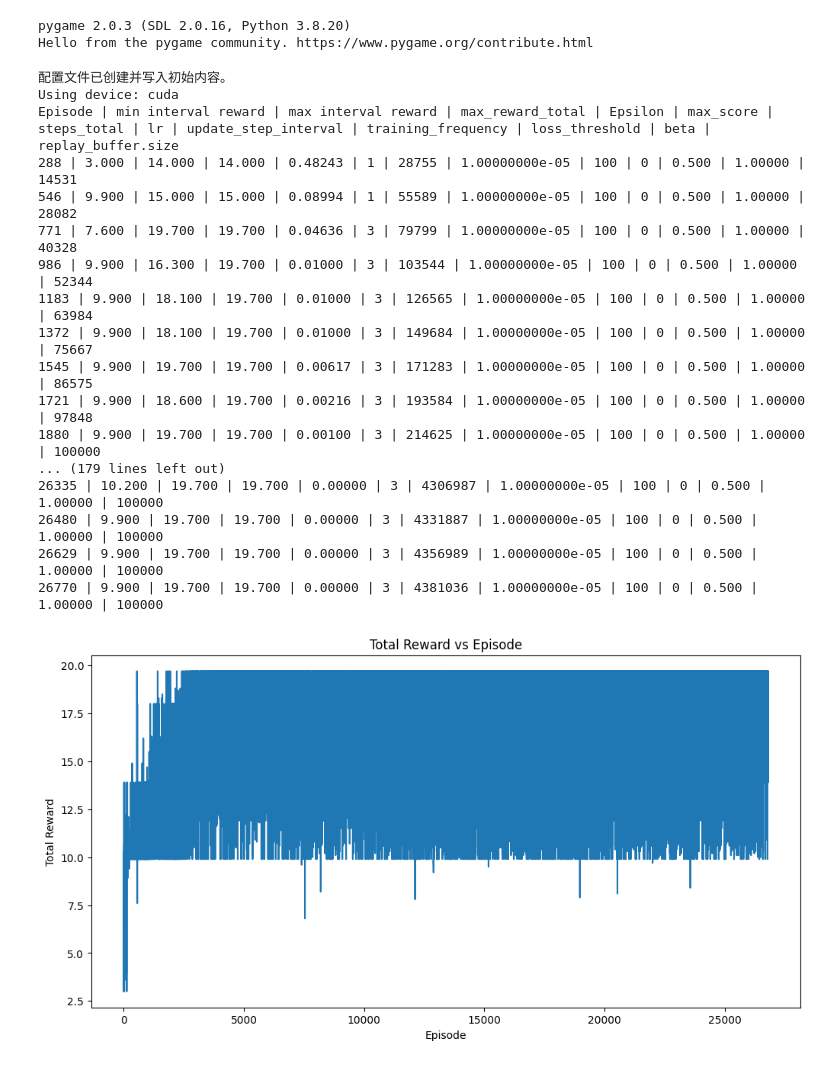
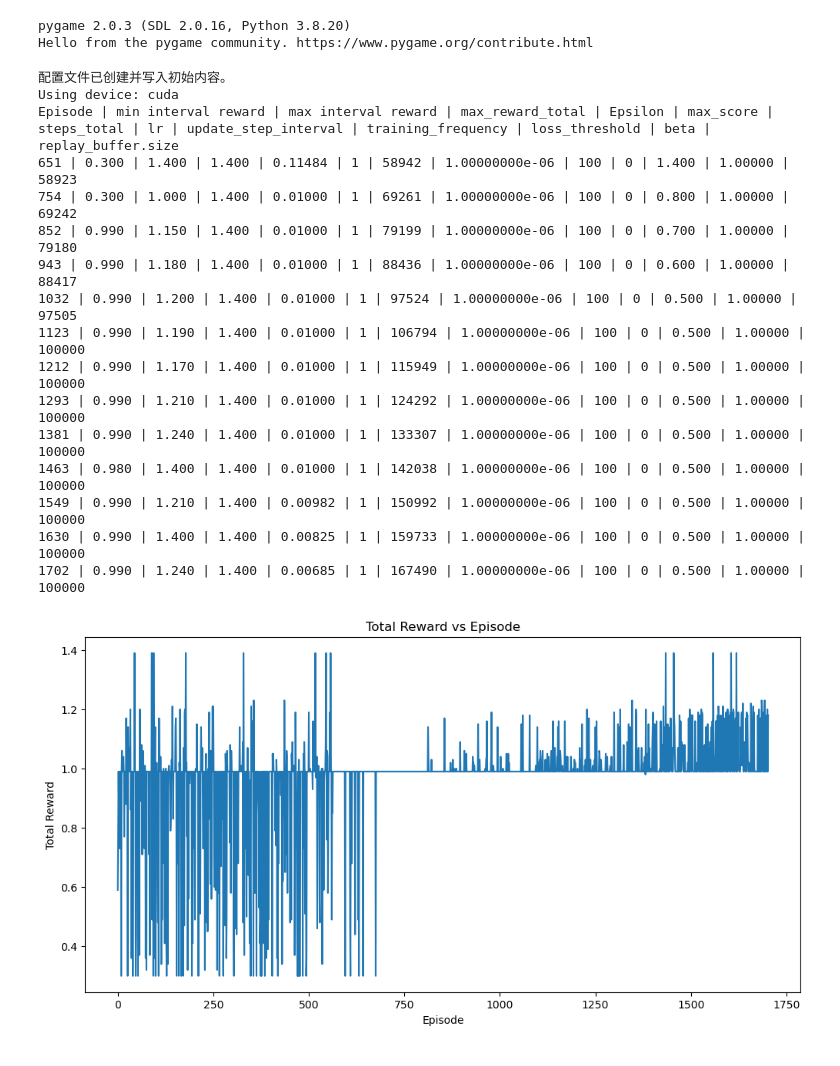
Before and after one commit to WhizZest/Book_Code_RL, a Jupyter notebook: ch07_值函数逼近/非线性逼近/FlappyBird-rgb/FlappyBird-rgb-v0.ipynb, the cells around one changed output. Cells and saved outputs as stored; diff of their text form; code cells hidden in the pictures.

```diff
--- a/ch07_值函数逼近/非线性逼近/FlappyBird-rgb/FlappyBird-rgb-v0.ipynb
+++ b/ch07_值函数逼近/非线性逼近/FlappyBird-rgb/FlappyBird-rgb-v0.ipynb
@@ -341,7 +341,8 @@ class MultiStepPrioritizedReplayBuffer:
 import cv2
 
 def preprocess_image(frame, method='binarize'):
-    # 预处理图像：灰度化、裁剪、缩放、二值化
+    # 预处理图像：背景黑化(颜色值为200的像素点设为黑色)、灰度化、裁剪、缩放、二值化
+    frame[frame == 200] = 0
     frame_gray = cv2.cvtColor(frame, cv2.COLOR_BGR2GRAY)
     frame_cropped = frame_gray[:, :420]  # 裁剪掉地面部分
     frame_resize = cv2.resize(frame_cropped, (84, 84))
@@ -619,7 +620,7 @@ import torch.nn.functional as F
 
 class Dueling_Noisy_DistributionalDQN(nn.Module):
     def __init__(self, input_shape, output_dim, num_atoms=51):
-        super(Dueling_NoisyDQN, self).__init__()
+        super(Dueling_Noisy_DistributionalDQN, self).__init__()
         self.conv = nn.Sequential(
             nn.Conv2d(input_shape[0], 32, kernel_size=8, stride=4),  # (C, H, W) -> Conv,输出：32@20x20
             nn.ReLU(),
@@ -703,7 +704,8 @@ def train_rainbow_dqn(env, num_episodes=500, batch_size=64, gamma=0.99,
                     epsilon_schedule=[(0, 1.0), (20000, 0.1), (700000, 0.01), (1040000, 0.001), (1720000, 0.0001), (2060000, 0.0)],
                     lr=1e-3, alpha=0.6, beta_start=0.4, beta_increment=1e-4,
                     number_of_states=4, preprocessHeight=84, preprocessWidth=84, skip_frames=1,
-                    atoms=51, v_min=-10, v_max=10):
+                    atoms=51, v_min=-10, v_max=10,
+                    modelFile = None):
     # 新的状态维度为原始状态维度的 number_of_states 倍
     input_shape = (number_of_states, preprocessHeight, preprocessWidth)
     output_dim = env.action_space.n
@@ -712,13 +714,13 @@ def train_rainbow_dqn(env, num_episodes=500, batch_size=64, gamma=0.99,
     device = torch.device("cuda" if torch.cuda.is_available() else "cpu")
     print("Using device:", device)
 
-    q_net = Dueling_Noisy_DistributionalDQN(input_shape, output_dim).to(device)
-    # 判断是否存在fileName文件
-    if os.path.exists(fileName):
-        q_net.load_state_dict(torch.load(fileName, weights_only=True, map_location=device))
+    q_net = Dueling_Noisy_DistributionalDQN(input_shape, output_dim, atoms).to(device)
+    # 判断是否存在modelFile文件
+    if modelFile and os.path.exists(modelFile):
+        q_net.load_state_dict(torch.load(modelFile, weights_only=True, map_location=device))
         print("模型已加载")
     q_net.train() # 设置为训练模式，需要通过训练更新参数，该行代码可以省略，因为默认就是训练模式
-    target_net = Dueling_Noisy_DistributionalDQN(input_shape, output_dim).to(device)
+    target_net = Dueling_Noisy_DistributionalDQN(input_shape, output_dim, atoms).to(device)
     target_net.load_state_dict(q_net.state_dict())
     target_net.eval() # 设置为评估模式，不需要通过训练更新参数，更新时只需要复制q_net的参数
 
@@ -749,6 +751,7 @@ def train_rainbow_dqn(env, num_episodes=500, batch_size=64, gamma=0.99,
     q_value_perInterval = 0
     delta_training_frequency = 3
     delta_loss_threshold = 0.1
+    loss_threshold = 0.5
     # 获取当前时间戳
     current_time_str = datetime.now().strftime('%Y-%m-%d_%H-%M-%S')
     csv_file = f'dueling_dqn_noise_MultiStep_PER_{current_time_str}.csv'
@@ -842,9 +845,9 @@ def train_rainbow_dqn(env, num_episodes=500, batch_size=64, gamma=0.99,
                 max_interval_rewards = total_reward
 
             # 经验回放训练
-            if replay_buffer.size() >= batch_size and bSkip == False:
+            if replay_buffer.size() >= replay_buffer_capacity * 0.5 and bSkip == False:
                 training_frequency = 1
-                loss_threshold = 0.5
+
                 while training_frequency > 0:
                     # 从优先级缓冲区中采样
                     states, actions, rewards_batch, next_states, dones, weights, indices = replay_buffer.sample(batch_size, beta, device)
@@ -867,6 +870,7 @@ def train_rainbow_dqn(env, num_episodes=500, batch_size=64, gamma=0.99,
                     # KL 散度损失
                     loss = -(target_dist * q_dist.log()).sum(dim=1) * weights
                     loss = loss.mean()
+                    loss_perInterval += loss.item() / steps_Interval
 
                     optimizer.zero_grad()
                     loss.backward()
@@ -909,6 +913,7 @@ def train_rainbow_dqn(env, num_episodes=500, batch_size=64, gamma=0.99,
                             delta_loss_threshold_temp = config.getfloat('Training', 'delta_loss_threshold')
                             if delta_loss_threshold_temp > 0:
                                 delta_loss_threshold = delta_loss_threshold_temp
+                            loss_threshold = config.getfloat('Training', 'loss_threshold')
                             lr_temp = config.getfloat('Training', 'lr')
                             if lr_temp > 0:
                                 lr = lr_temp
@@ -920,6 +925,7 @@ def train_rainbow_dqn(env, num_episodes=500, batch_size=64, gamma=0.99,
                                 beta = beta_temp
                             stop_training = config.getboolean('Training', 'stop_training')
                             guideOpen = config.getboolean('Training', 'guideOpen')
+                            batch_size = config.getint('Training', 'batch_size')
 
                         # 设置保存路径和合法文件名
                         save_path = "./models"
@@ -961,12 +967,14 @@ config = configparser.ConfigParser()
 # 添加配置项
 config['Training'] = {
     'update_step_interval': '100',
-    'lr': '0.00001',
+    'lr': '0.000001',
     'delta_training_frequency': '0',
     'delta_loss_threshold': '-0.1',
+    'loss_threshold' : '0.5',
     'beta': '-0.1',
     'guideopen': 'False',
-    'stop_training': 'False'
+    'stop_training': 'False',
+    'batch_size': '256'
 }
 
 # 写入配置文件
@@ -977,51 +985,51 @@ print("配置文件已创建并写入初始内容。")
 
 # 确保环境是 FlappyBird-v0
 env = gym.make("FlappyBird-rgb-v0")
 import os
 import pygame
 
 # 将声音输出重定向到"无声设备"
 os.environ["SDL_AUDIODRIVER"] = "dummy"  # 设置虚拟音频驱动
 pygame.mixer.quit()  # 重新初始化以应用设置
 
 # 训练网络
 q_net, rewards = train_rainbow_dqn(
     env,
     num_episodes=50000,
-    batch_size=64,
+    batch_size=256,
     gamma=0.99,
-    epsilon_schedule=[(0, 1), (50000, 0.1), (100000, 0.01), (150000, 0.01), (200000, 0.001), (450000, 0.001), (500000, 0.0001), (650000, 0.0)],
-    lr=1e-5,
+    epsilon_schedule=[(0, 1), (50000, 1), (60000, 0.01), (100000, 0.01), (150000, 0.001), (250000, 0.001), (350000, 0.0001), (400000, 0.0)],
+    lr=1e-6,
     alpha=0.6,
     beta_start=0.4,
     beta_increment=1e-4,
     number_of_states=4,
     skip_frames=1,
     atoms=51,
     v_min=-0.02,
     v_max=2.8,
+    modelFile = None
 )
 plot_dataList(rewards)
 env.close()
 # %% [output]
 配置文件已创建并写入初始内容。
 Using device: cuda
 Episode | min interval reward | max interval reward | max_reward_total | Epsilon | max_score | steps_total | lr | update_step_interval | training_frequency | loss_threshold | beta | replay_buffer.size
-288 | 3.000 | 14.000 | 14.000 | 0.48243 | 1 | 28755 | 1.00000000e-05 | 100 | 0 | 0.500 | 1.00000 | 14531
-546 | 9.900 | 15.000 | 15.000 | 0.08994 | 1 | 55589 | 1.00000000e-05 | 100 | 0 | 0.500 | 1.00000 | 28082
-771 | 7.600 | 19.700 | 19.700 | 0.04636 | 3 | 79799 | 1.00000000e-05 | 100 | 0 | 0.500 | 1.00000 | 40328
-986 | 9.900 | 16.300 | 19.700 | 0.01000 | 3 | 103544 | 1.00000000e-05 | 100 | 0 | 0.500 | 1.00000 | 52344
-1183 | 9.900 | 18.100 | 19.700 | 0.01000 | 3 | 126565 | 1.00000000e-05 | 100 | 0 | 0.500 | 1.00000 | 63984
-1372 | 9.900 | 18.100 | 19.700 | 0.01000 | 3 | 149684 | 1.00000000e-05 | 100 | 0 | 0.500 | 1.00000 | 75667
-1545 | 9.900 | 19.700 | 19.700 | 0.00617 | 3 | 171283 | 1.00000000e-05 | 100 | 0 | 0.500 | 1.00000 | 86575
-1721 | 9.900 | 18.600 | 19.700 | 0.00216 | 3 | 193584 | 1.00000000e-05 | 100 | 0 | 0.500 | 1.00000 | 97848
-1880 | 9.900 | 19.700 | 19.700 | 0.00100 | 3 | 214625 | 1.00000000e-05 | 100 | 0 | 0.500 | 1.00000 | 100000
-... (179 lines left out)
-26335 | 10.200 | 19.700 | 19.700 | 0.00000 | 3 | 4306987 | 1.00000000e-05 | 100 | 0 | 0.500 | 1.00000 | 100000
-26480 | 9.900 | 19.700 | 19.700 | 0.00000 | 3 | 4331887 | 1.00000000e-05 | 100 | 0 | 0.500 | 1.00000 | 100000
-26629 | 9.900 | 19.700 | 19.700 | 0.00000 | 3 | 4356989 | 1.00000000e-05 | 100 | 0 | 0.500 | 1.00000 | 100000
-26770 | 9.900 | 19.700 | 19.700 | 0.00000 | 3 | 4381036 | 1.00000000e-05 | 100 | 0 | 0.500 | 1.00000 | 100000
+651 | 0.300 | 1.400 | 1.400 | 0.11484 | 1 | 58942 | 1.00000000e-06 | 100 | 0 | 1.400 | 1.00000 | 58923
+754 | 0.300 | 1.000 | 1.400 | 0.01000 | 1 | 69261 | 1.00000000e-06 | 100 | 0 | 0.800 | 1.00000 | 69242
+852 | 0.990 | 1.150 | 1.400 | 0.01000 | 1 | 79199 | 1.00000000e-06 | 100 | 0 | 0.700 | 1.00000 | 79180
+943 | 0.990 | 1.180 | 1.400 | 0.01000 | 1 | 88436 | 1.00000000e-06 | 100 | 0 | 0.600 | 1.00000 | 88417
+1032 | 0.990 | 1.200 | 1.400 | 0.01000 | 1 | 97524 | 1.00000000e-06 | 100 | 0 | 0.500 | 1.00000 | 97505
+1123 | 0.990 | 1.190 | 1.400 | 0.01000 | 1 | 106794 | 1.00000000e-06 | 100 | 0 | 0.500 | 1.00000 | 100000
+1212 | 0.990 | 1.170 | 1.400 | 0.01000 | 1 | 115949 | 1.00000000e-06 | 100 | 0 | 0.500 | 1.00000 | 100000
+1293 | 0.990 | 1.210 | 1.400 | 0.01000 | 1 | 124292 | 1.00000000e-06 | 100 | 0 | 0.500 | 1.00000 | 100000
+1381 | 0.990 | 1.240 | 1.400 | 0.01000 | 1 | 133307 | 1.00000000e-06 | 100 | 0 | 0.500 | 1.00000 | 100000
+1463 | 0.980 | 1.400 | 1.400 | 0.01000 | 1 | 142038 | 1.00000000e-06 | 100 | 0 | 0.500 | 1.00000 | 100000
+1549 | 0.990 | 1.210 | 1.400 | 0.00982 | 1 | 150992 | 1.00000000e-06 | 100 | 0 | 0.500 | 1.00000 | 100000
+1630 | 0.990 | 1.400 | 1.400 | 0.00825 | 1 | 159733 | 1.00000000e-06 | 100 | 0 | 0.500 | 1.00000 | 100000
+1702 | 0.990 | 1.240 | 1.400 | 0.00685 | 1 | 167490 | 1.00000000e-06 | 100 | 0 | 0.500 | 1.00000 | 100000
-[figure, old version]
+[figure, new version]
 # %%
 import time
 import flappy_bird_gym
```
Also changed, not shown: 1 other file.
